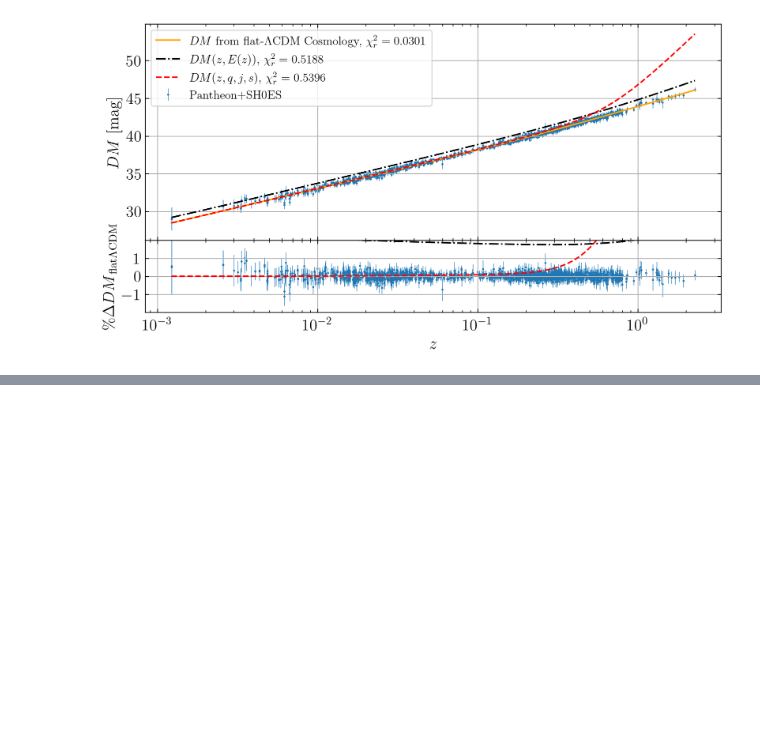
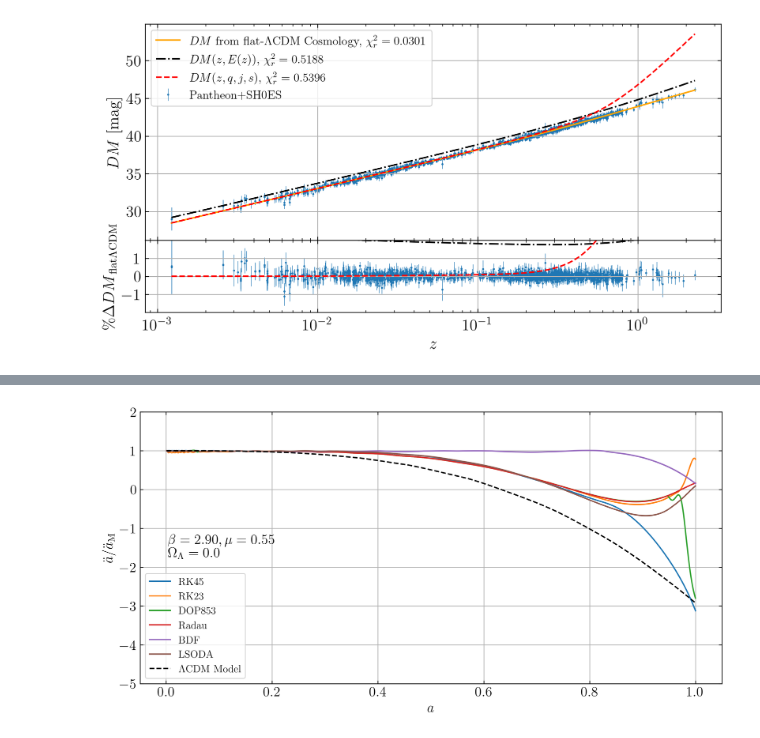
Before and after one commit to bktakacs/thesis_ku, a Jupyter notebook: Untitled-1.ipynb, the cells around one changed output, grey strips where cells are left out. Drawn from its saved outputs; the diff is of its cells as text; code cells hidden in the pictures; blank space fills up the shorter version.

Commit message:
added solver keyword to model()

```diff
--- a/Untitled-1.ipynb
+++ b/Untitled-1.ipynb
@@ -343,0 +369,23 @@ m.plot('dm')
+# %%
+from main import *
+lcdm = model()
+
+plt.figure(figsize=(10, 5), dpi=300)
+for i in ('RK45', 'RK23', 'DOP853', 'Radau', 'BDF', 'LSODA'):
+    m = model(beta=2.900783794692044, kappa=0.5473237318686281, lam=0., solver=i)
+    plt.plot(m.a, m.a2norm, label=i)
+
+plt.text(x = 0.003, y=-1.4, s=r'\noindent$\beta=2.90, \mu=0.55$ \\ $\Omega_{\Lambda}=0.0$')
+plt.plot(lcdm.a, lcdm.a2norm, c='k', ls='--',
+            label=r'$\Lambda$CDM Model')
+
+plt.xlabel(r'$a$')
+plt.ylabel(r'$\ddot{a}/\ddot{a}_{\mathrm{M}}$')
+plt.ylim([-5, 2])
+plt.tick_params(axis='both', which='both', direction='in',
+                bottom=True, top=True, left=True, right=True)
+plt.legend(loc='lower left')
+plt.grid()
+plt.show()
+# %% [output]
+[figure, added]
```
Also changed, not shown: parts of 3 cells of this notebook, 2 other files.
